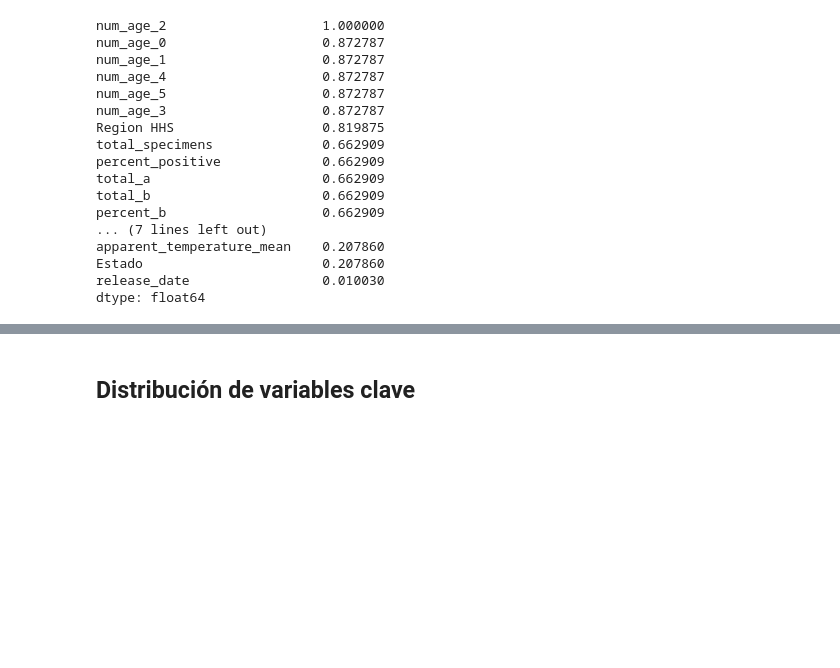
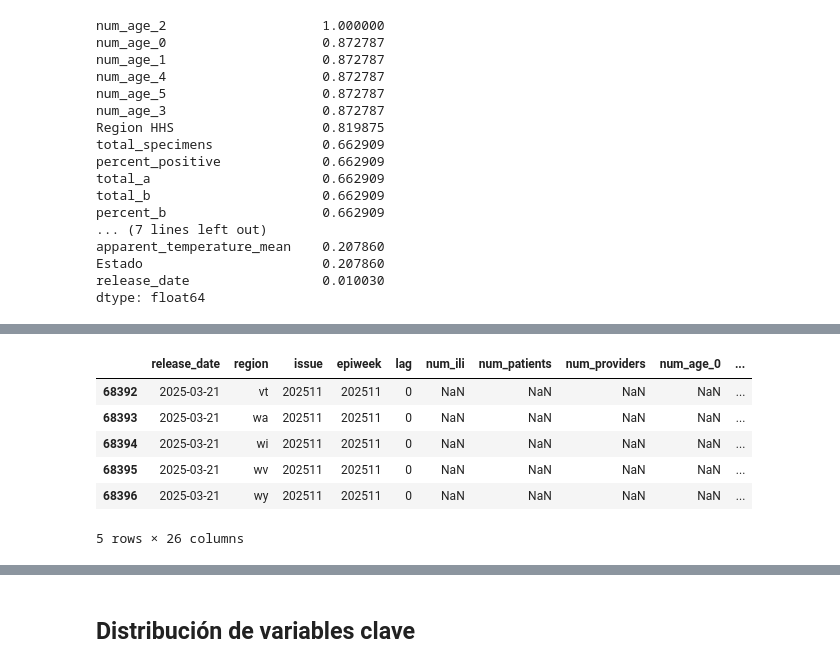
Before and after one commit to Laura-Cruz-Gil/Proyecto_Final_Salud, a Jupyter notebook: src/explore.ipynb, the cells around one changed output, grey strips where cells are left out. Drawn from its saved outputs; the diff is of its cells as text; code cells hidden in the pictures; blank space fills up the shorter version.

```diff
--- a/src/explore.ipynb
+++ b/src/explore.ipynb
@@ -137,12 +137,12 @@ df_merged.to_csv('df_merged.csv', index=False)
 import pandas as pd
 
 # Cargar el archivo combinado
-df = df_merged
+df = pd.read_csv('../data/raw/df_merged.csv', delimiter=',', encoding='utf-8')
 
 # Vista general
 print(df.shape)
-print(df.info())
-print(df.head())
+
+df.info()
 # %% [output]
 (68397, 27)
 <class 'pandas.core.frame.DataFrame'>
@@ -192,0 +216,10 @@ df = df.drop ('num_age_2', axis = 1)
+# %%
+df.tail()
+# %% [output]
+|  | release_date | region | issue | epiweek | lag | num_ili | num_patients | num_providers | num_age_0 | ... |
+| 68392 | 2025-03-21 | vt | 202511 | 202511 | 0 | NaN | NaN | NaN | NaN | ... |
+| 68393 | 2025-03-21 | wa | 202511 | 202511 | 0 | NaN | NaN | NaN | NaN | ... |
+| 68394 | 2025-03-21 | wi | 202511 | 202511 | 0 | NaN | NaN | NaN | NaN | ... |
+| 68395 | 2025-03-21 | wv | 202511 | 202511 | 0 | NaN | NaN | NaN | NaN | ... |
+| 68396 | 2025-03-21 | wy | 202511 | 202511 | 0 | NaN | NaN | NaN | NaN | ... |
+5 rows × 26 columns
```
Also changed, not shown: parts of 23 cells of this notebook.
